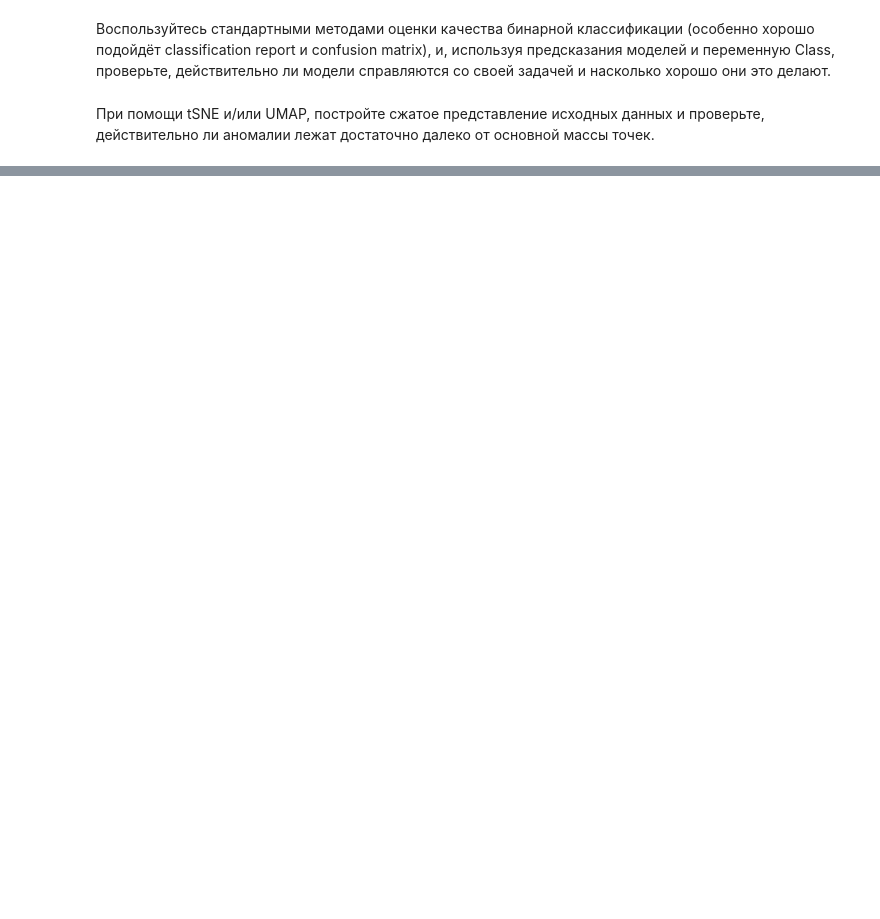
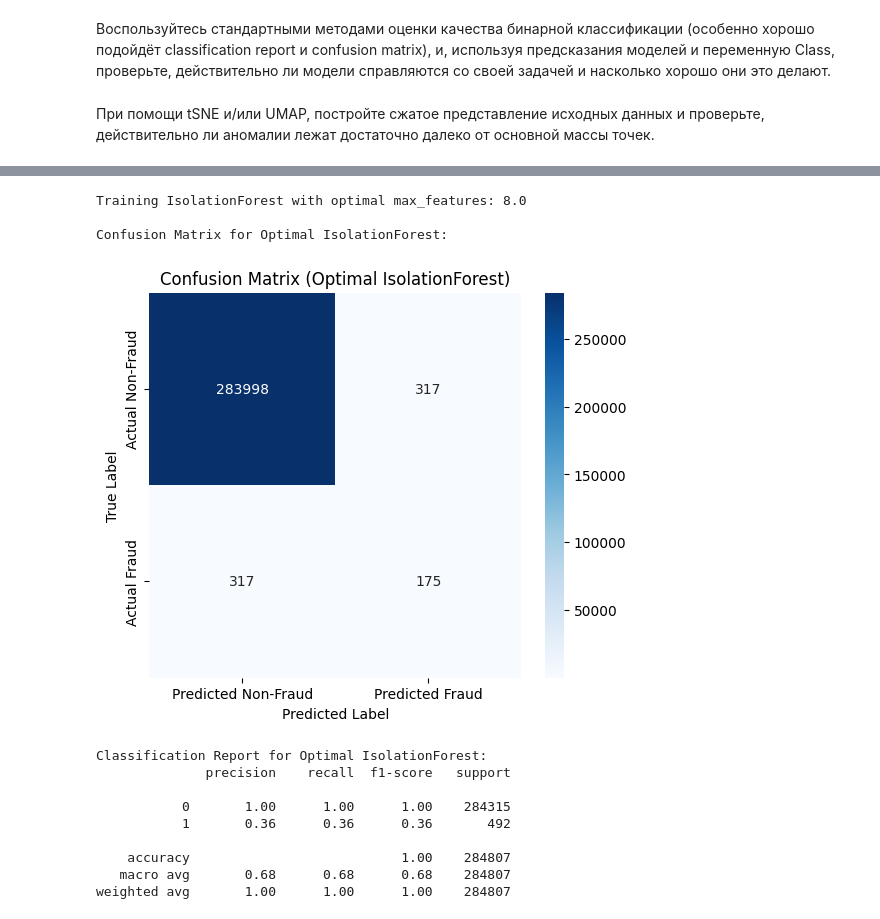
Before and after one commit to Evans-Sense/pet, a Jupyter notebook: Hometask_3_MLPro2025.ipynb, the cells around one changed output, grey strips where cells are left out. Saved outputs shown, nothing was run; the diff lists cells and outputs as text; code cells hidden in the pictures; blank space fills up the shorter version.

```diff
--- a/Hometask_3_MLPro2025.ipynb
+++ b/Hometask_3_MLPro2025.ipynb
@@ -555,0 +672,38 @@ else:
+# %%
+print(f"Training IsolationForest with optimal max_features: {best_max_features:.1f}")
+optimal_isolation_forest = IsolationForest(n_estimators=100, contamination=fixed_contamination,
+                                           max_features=best_max_features, bootstrap=True, random_state=42,
+                                           n_jobs=-1)
+optimal_isolation_forest.fit(scaled_data)
+
+optimal_isolation_outliers = optimal_isolation_forest.predict(scaled_data)
+optimal_predicted_labels = np.array([1 if label == -1 else 0 for label in optimal_isolation_outliers])
+
+print('\nConfusion Matrix for Optimal IsolationForest:')
+cm_optimal = confusion_matrix(true_labels, optimal_predicted_labels)
+
+plt.figure(figsize=(6, 5))
+sns.heatmap(cm_optimal, annot=True, fmt='d', cmap='Blues',
+            xticklabels=['Predicted Non-Fraud', 'Predicted Fraud'],
+            yticklabels=['Actual Non-Fraud', 'Actual Fraud'])
+plt.title('Confusion Matrix (Optimal IsolationForest)')
+plt.xlabel('Predicted Label')
+plt.ylabel('True Label')
+plt.show()
+
+print('\nClassification Report for Optimal IsolationForest:')
+print(classification_report(true_labels, optimal_predicted_labels))
+# %% [output]
+Training IsolationForest with optimal max_features: 8.0
+
+Confusion Matrix for Optimal IsolationForest:
+[figure, added]
+Classification Report for Optimal IsolationForest:
+              precision    recall  f1-score   support
+
+           0       1.00      1.00      1.00    284315
+           1       0.36      0.36      0.36       492
+
+    accuracy                           1.00    284807
+   macro avg       0.68      0.68      0.68    284807
+weighted avg       1.00      1.00      1.00    284807
```
Also changed, not shown: parts of 14 cells of this notebook.
